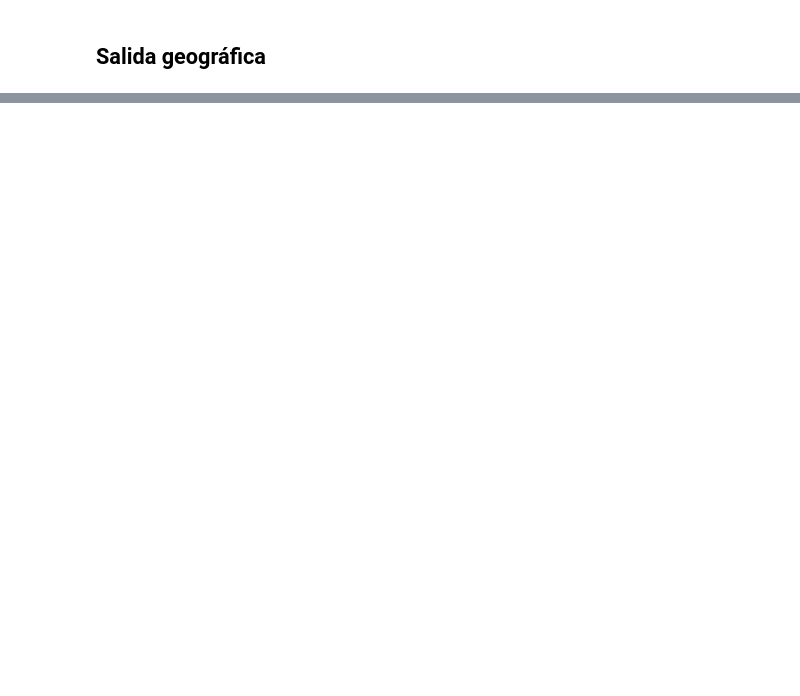
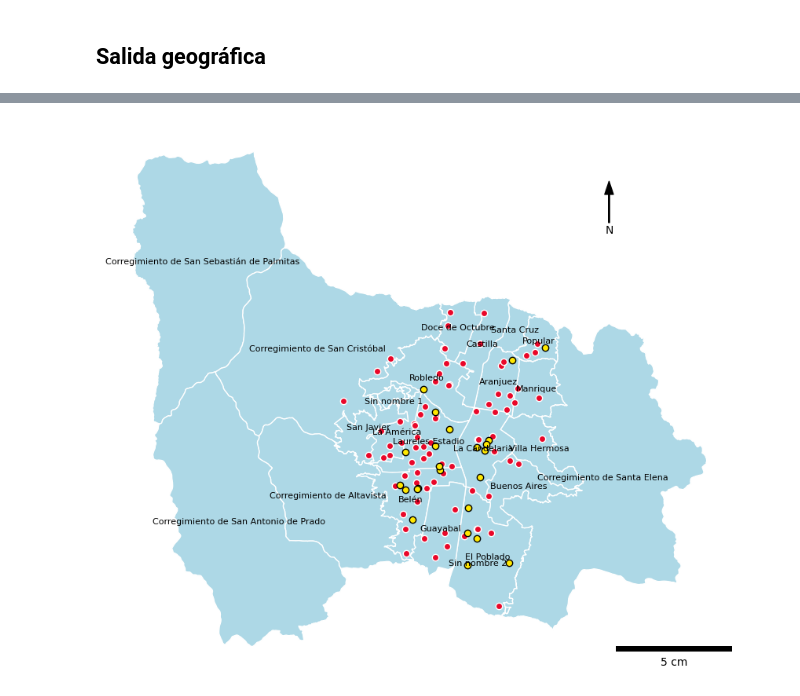
Before and after one commit to rpoandres/30DayMapChallenge2024, a Jupyter notebook: Points/Main.ipynb, the cells around one changed output, grey strips where cells are left out. Cells and saved outputs as stored; diff of their text form; code cells hidden in the pictures; blank space fills up the shorter version.

```diff
--- a/Points/Main.ipynb
+++ b/Points/Main.ipynb
@@ -366,0 +403,45 @@ plt.show()
+# %%
+fig, ax = plt.subplots(1,1, figsize=(12,9))
+
+# Plot the geometries
+med_gdf.plot(edgecolor="white", facecolor="lightblue", ax=ax)
+d1_gdf.plot(edgecolor="white", facecolor="#E90729", ax=ax)
+exito_gdf.plot(edgecolor="black", facecolor="#FFE800", ax=ax)
+
+# Add labels from NOMBRE column
+for idx, row in med_gdf.iterrows():
+    centroid = row.geometry.centroid
+    ax.text(centroid.x, centroid.y, row['NOMBRE'],
+            fontsize=8,
+            ha='center',
+            va='center')
+
+# Remove spines
+ax.spines['top'].set_visible(False)
+ax.spines['right'].set_visible(False)
+ax.spines['bottom'].set_visible(False)
+ax.spines['left'].set_visible(False)
+
+# Remove ticks
+ax.set_xticks([])
+ax.set_yticks([])
+
+# Add north arrow
+x_min, x_max = ax.get_xlim()
+y_min, y_max = ax.get_ylim()
+x_arrow = x_min + (x_max - x_min) * 0.8  # Position at 95% of x-axis
+y_arrow = y_min + (y_max - y_min) * 0.9  # Position at 85% of y-axis
+arrow_size = (y_max - y_min) * 0.1  # Arrow size relative to map size
+
+# Draw north arrow
+ax.annotate('N', xy=(x_arrow, y_arrow), xytext=(x_arrow, y_arrow - arrow_size),
+            arrowprops=dict(facecolor='black', width=1, headwidth=8),
+            ha='center', va='bottom')
+
+# Add scale bar
+scale_bar = ScaleBar(1, location='lower right')  # 1 represents the units in meters/degrees
+ax.add_artist(scale_bar)
+
+plt.show()
+# %% [output]
+[figure, added]
```
Also changed, not shown: parts of 14 cells of this notebook.
